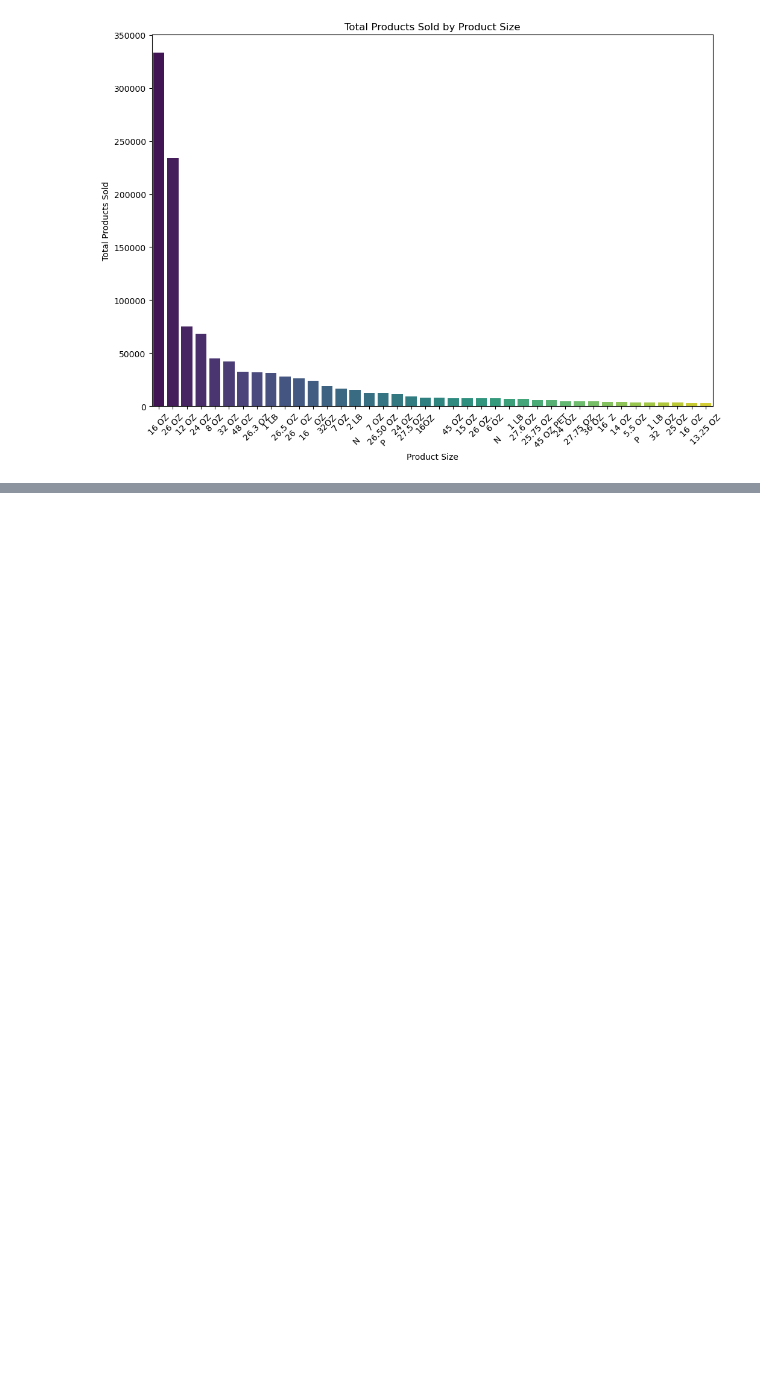
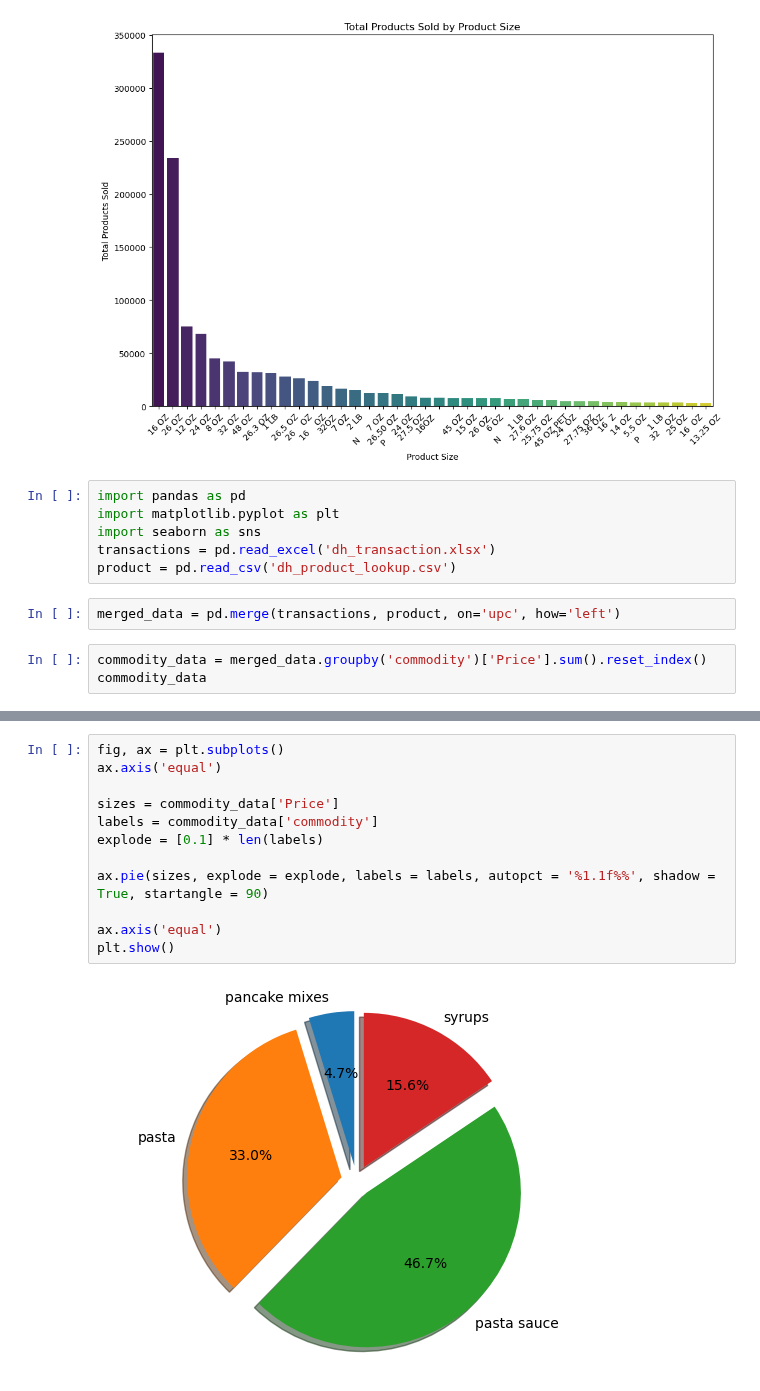
Before and after one commit to peampongsagorn/FOOD-RETAIL, a Jupyter notebook: code clean data.ipynb, the cells around one changed output, grey strips where cells are left out. Saved outputs shown, nothing was run; the diff lists cells and outputs as text; blank space fills up the shorter version.

Commit message:
pie chart

```diff
--- a/code clean data.ipynb
+++ b/code clean data.ipynb
@@ -273,3 +273,14 @@ plt.xticks(rotation=45)
 plt.show()
 # %% [output]
 [figure]
+# %%
+import pandas as pd
+import matplotlib.pyplot as plt
+import seaborn as sns
+transactions = pd.read_excel('dh_transaction.xlsx')
+product = pd.read_csv('dh_product_lookup.csv')
+# %%
+merged_data = pd.merge(transactions, product, on='upc', how='left')
+# %%
+commodity_data = merged_data.groupby('commodity')['Price'].sum().reset_index()
+commodity_data
@@ -275,0 +293,14 @@ plt.show()
+# %%
+fig, ax = plt.subplots()
+ax.axis('equal')
+
+sizes = commodity_data['Price']
+labels = commodity_data['commodity']
+explode = [0.1] * len(labels)
+
+ax.pie(sizes, explode = explode, labels = labels, autopct = '%1.1f%%', shadow = True, startangle = 90)
+
+ax.axis('equal')
+plt.show()
+# %% [output]
+[figure, added]
```
Also changed, not shown: parts of 1 cell of this notebook.
